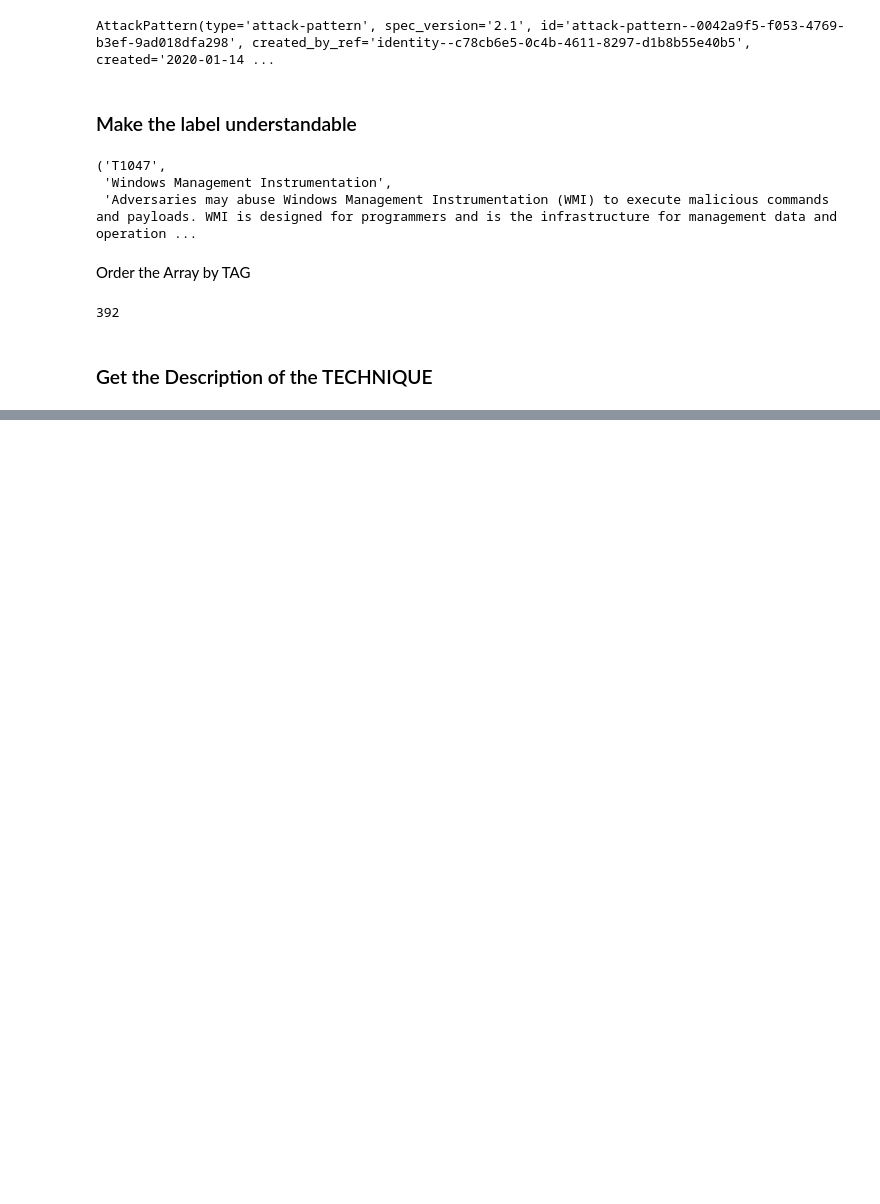
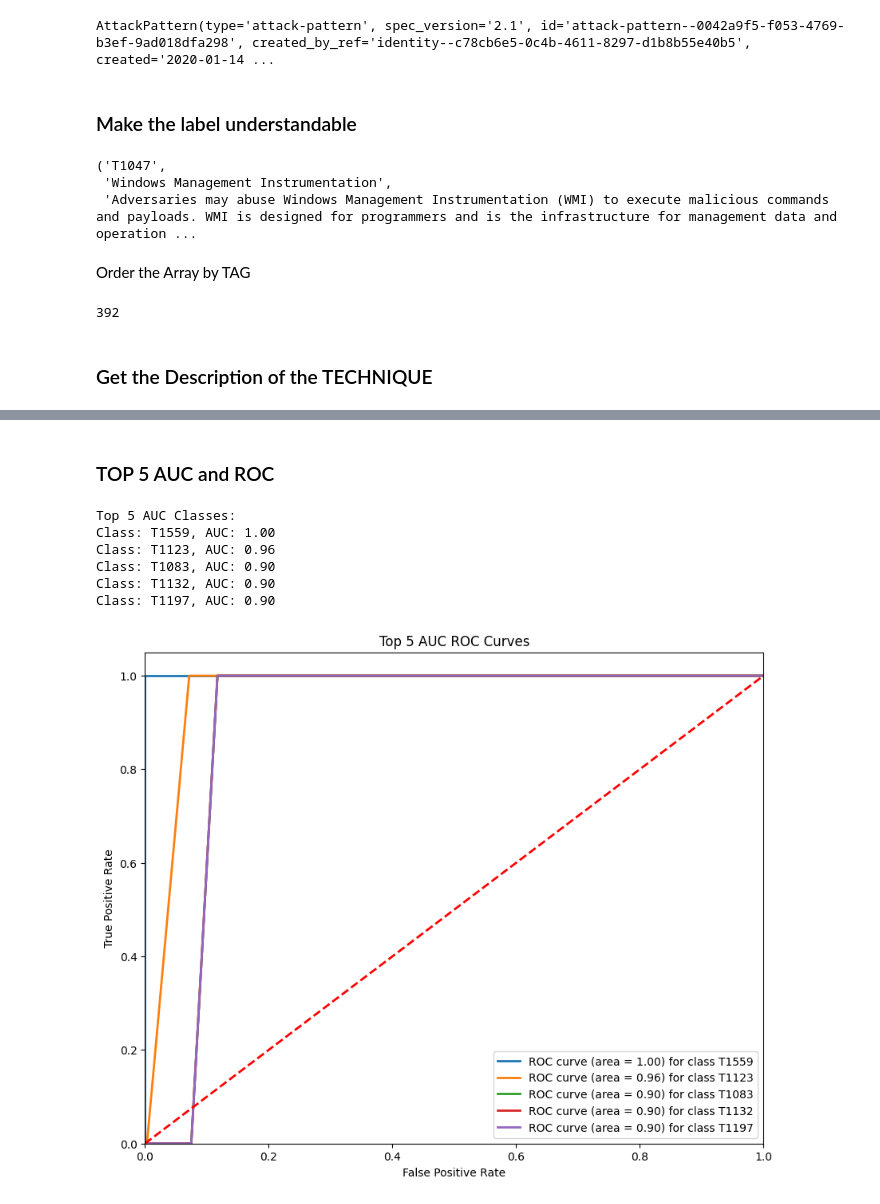
Before and after one commit to BrenesRM/Haochen-Mitre-Attack-data-2024, a Jupyter notebook: Haochen_Mitre_Attack_data_2024.ipynb, the cells around one changed output, grey strips where cells are left out. Cells and saved outputs as stored; diff of their text form; code cells hidden in the pictures; blank space fills up the shorter version.

```diff
--- a/Haochen_Mitre_Attack_data_2024.ipynb
+++ b/Haochen_Mitre_Attack_data_2024.ipynb
@@ -149,0 +305,45 @@ mitre_description
+# %% [markdown]
+### TOP 5 AUC and ROC
+# %%
+auc_per_class = []
+similarity_scores = np.array(similarity_scores)  # make sure similarity_scores is numpy array
+
+for i in range(n_classes):
+    fpr, tpr, _ = roc_curve(labels_test_bin[:, i], similarity_scores)
+    roc_auc = auc(fpr, tpr)
+    auc_per_class.append((unique_test_labels[i], roc_auc))
+
+# auc top 5
+top_5_auc = sorted(auc_per_class, key=lambda x: x[1], reverse=True)[:5]
+
+print("Top 5 AUC Classes:")
+for label, auc_value in top_5_auc:
+    print(f'Class: {label}, AUC: {auc_value:.2f}')
+
+top_5_auc_labels = [label for label, _ in top_5_auc]
+top_5_auc_indices = [list(unique_test_labels).index(label) for label in top_5_auc_labels]
+
+# roc top 5
+plt.figure(figsize=(10, 8))
+for idx in top_5_auc_indices:
+    fpr, tpr, _ = roc_curve(labels_test_bin[:, idx], similarity_scores)
+    roc_auc = auc(fpr, tpr)
+
+    plt.plot(fpr, tpr, lw=2, label=f'ROC curve (area = {roc_auc:.2f}) for class {unique_test_labels[idx]}')
+
+plt.plot([0, 1], [0, 1], color='red', lw=2, linestyle='--')
+plt.xlim([0.0, 1.0])
+plt.ylim([0.0, 1.05])
+plt.xlabel('False Positive Rate')
+plt.ylabel('True Positive Rate')
+plt.title('Top 5 AUC ROC Curves')
+plt.legend(loc='lower right')
+plt.show()
+# %% [output]
+Top 5 AUC Classes:
+Class: T1559, AUC: 1.00
+Class: T1123, AUC: 0.96
+Class: T1083, AUC: 0.90
+Class: T1132, AUC: 0.90
+Class: T1197, AUC: 0.90
+[figure, added]
```
Also changed, not shown: parts of 24 cells of this notebook.
